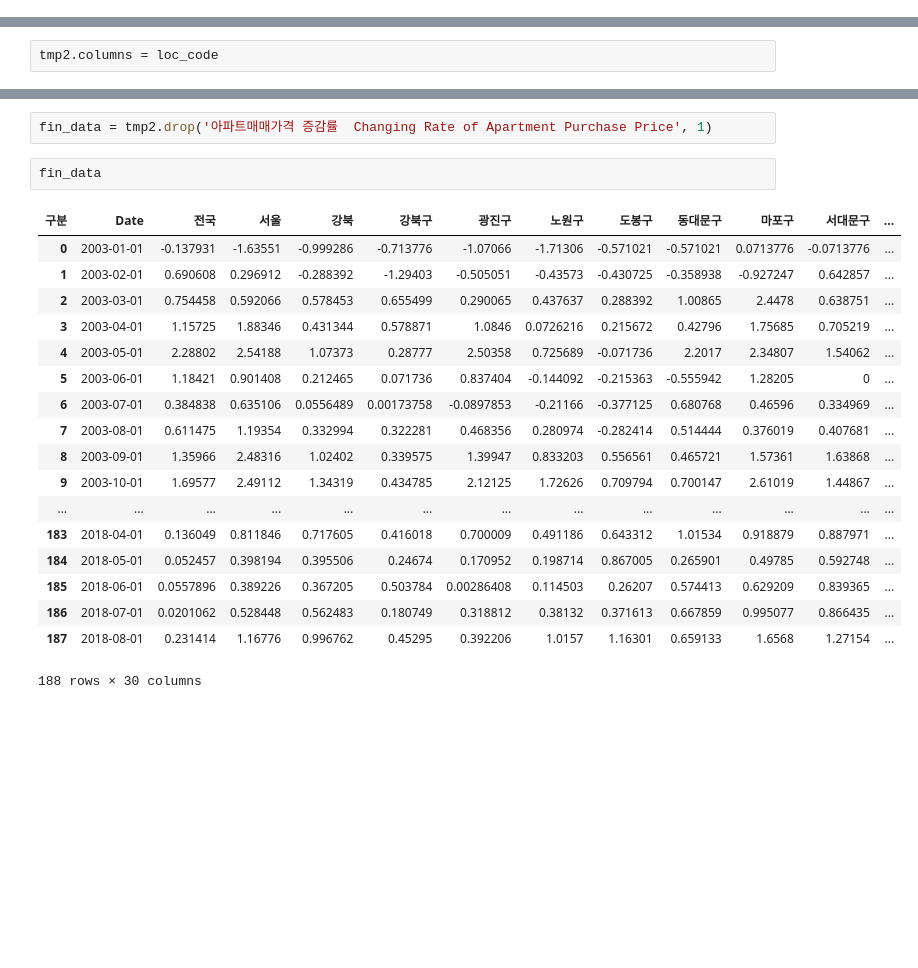
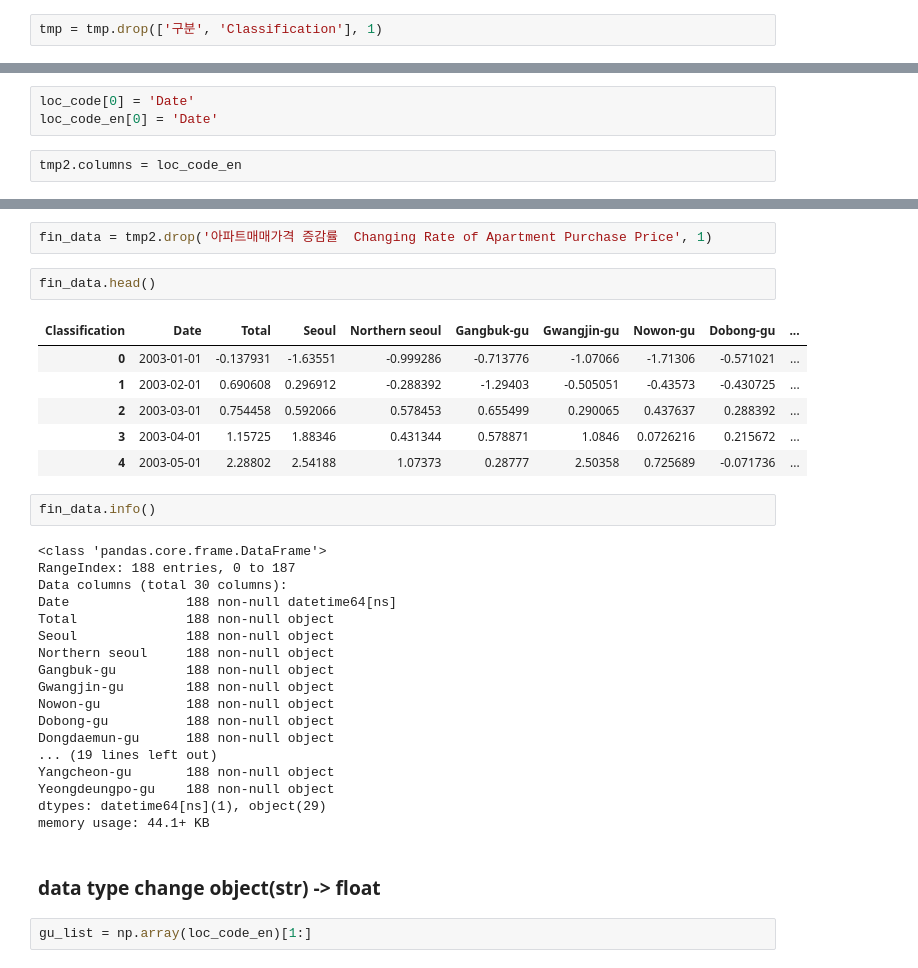
Before and after one commit to tax-k/KB_price_crawling, a Jupyter notebook: LSTM.ipynb, the cells around one changed output, grey strips where cells are left out. Cells and saved outputs as stored; diff of their text form; blank space fills up the shorter version.

```diff
--- a/LSTM.ipynb
+++ b/LSTM.ipynb
@@ -228,0 +221,2 @@ Name: 구분, dtype: object
+# %%
+tmp = tmp.drop(['구분', 'Classification'], 1)
@@ -261,5 +249,3 @@ loc_code[0] = 'Date'
-# %%
-tmp2.columns = loc_code
 # %%
 tmp2.head()
 # %% [output]
@@ -270,3 +256,8 @@ tmp2.head()
 | 2003.3 | 2003-03-01 | 0.754458 | 0.592066 | 0.578453 | 0.655499 | 0.290065 | 0.437637 | 0.288392 | 1.00865 | 2.4478 | ... |
 | 2003.4 | 2003-04-01 | 1.15725 | 1.88346 | 0.431344 | 0.578871 | 1.0846 | 0.0726216 | 0.215672 | 0.42796 | 1.75685 | ... |
 | 2003.5 | 2003-05-01 | 2.28802 | 2.54188 | 1.07373 | 0.28777 | 2.50358 | 0.725689 | -0.071736 | 2.2017 | 2.34807 | ... |
+# %%
+loc_code[0] = 'Date'
+loc_code_en[0] = 'Date'
+# %%
+tmp2.columns = loc_code_en
@@ -284,23 +287,35 @@ tmp2.head()
 # %%
 fin_data = tmp2.drop('아파트매매가격 증감률  Changing Rate of Apartment Purchase Price', 1)
 # %%
-fin_data
+fin_data.head()
 # %% [output]
-| 구분 | Date | 전국 | 서울 | 강북 | 강북구 | 광진구 | 노원구 | 도봉구 | 동대문구 | 마포구 | 서대문구 | ... |
-| 0 | 2003-01-01 | -0.137931 | -1.63551 | -0.999286 | -0.713776 | -1.07066 | -1.71306 | -0.571021 | -0.571021 | 0.0713776 | -0.0713776 | ... |
-| 1 | 2003-02-01 | 0.690608 | 0.296912 | -0.288392 | -1.29403 | -0.505051 | -0.43573 | -0.430725 | -0.358938 | -0.927247 | 0.642857 | ... |
-| 2 | 2003-03-01 | 0.754458 | 0.592066 | 0.578453 | 0.655499 | 0.290065 | 0.437637 | 0.288392 | 1.00865 | 2.4478 | 0.638751 | ... |
-| 3 | 2003-04-01 | 1.15725 | 1.88346 | 0.431344 | 0.578871 | 1.0846 | 0.0726216 | 0.215672 | 0.42796 | 1.75685 | 0.705219 | ... |
-| 4 | 2003-05-01 | 2.28802 | 2.54188 | 1.07373 | 0.28777 | 2.50358 | 0.725689 | -0.071736 | 2.2017 | 2.34807 | 1.54062 | ... |
-| 5 | 2003-06-01 | 1.18421 | 0.901408 | 0.212465 | 0.071736 | 0.837404 | -0.144092 | -0.215363 | -0.555942 | 1.28205 | 0 | ... |
-| 6 | 2003-07-01 | 0.384838 | 0.635106 | 0.0556489 | 0.00173758 | -0.0897853 | -0.21166 | -0.377125 | 0.680768 | 0.46596 | 0.334969 | ... |
-| 7 | 2003-08-01 | 0.611475 | 1.19354 | 0.332994 | 0.322281 | 0.468356 | 0.280974 | -0.282414 | 0.514444 | 0.376019 | 0.407681 | ... |
-| 8 | 2003-09-01 | 1.35966 | 2.48316 | 1.02402 | 0.339575 | 1.39947 | 0.833203 | 0.556561 | 0.465721 | 1.57361 | 1.63868 | ... |
-| 9 | 2003-10-01 | 1.69577 | 2.49112 | 1.34319 | 0.434785 | 2.12125 | 1.72626 | 0.709794 | 0.700147 | 2.61019 | 1.44867 | ... |
-| ... | ... | ... | ... | ... | ... | ... | ... | ... | ... | ... | ... | ... |
-| 183 | 2018-04-01 | 0.136049 | 0.811846 | 0.717605 | 0.416018 | 0.700009 | 0.491186 | 0.643312 | 1.01534 | 0.918879 | 0.887971 | ... |
-| 184 | 2018-05-01 | 0.052457 | 0.398194 | 0.395506 | 0.24674 | 0.170952 | 0.198714 | 0.867005 | 0.265901 | 0.49785 | 0.592748 | ... |
-| 185 | 2018-06-01 | 0.0557896 | 0.389226 | 0.367205 | 0.503784 | 0.00286408 | 0.114503 | 0.26207 | 0.574413 | 0.629209 | 0.839365 | ... |
-| 186 | 2018-07-01 | 0.0201062 | 0.528448 | 0.562483 | 0.180749 | 0.318812 | 0.38132 | 0.371613 | 0.667859 | 0.995077 | 0.866435 | ... |
-| 187 | 2018-08-01 | 0.231414 | 1.16776 | 0.996762 | 0.45295 | 0.392206 | 1.0157 | 1.16301 | 0.659133 | 1.6568 | 1.27154 | ... |
+| Classification | Date | Total | Seoul | Northern seoul | Gangbuk-gu | Gwangjin-gu | Nowon-gu | Dobong-gu | ... |
+| 0 | 2003-01-01 | -0.137931 | -1.63551 | -0.999286 | -0.713776 | -1.07066 | -1.71306 | -0.571021 | ... |
+| 1 | 2003-02-01 | 0.690608 | 0.296912 | -0.288392 | -1.29403 | -0.505051 | -0.43573 | -0.430725 | ... |
+| 2 | 2003-03-01 | 0.754458 | 0.592066 | 0.578453 | 0.655499 | 0.290065 | 0.437637 | 0.288392 | ... |
+| 3 | 2003-04-01 | 1.15725 | 1.88346 | 0.431344 | 0.578871 | 1.0846 | 0.0726216 | 0.215672 | ... |
+| 4 | 2003-05-01 | 2.28802 | 2.54188 | 1.07373 | 0.28777 | 2.50358 | 0.725689 | -0.071736 | ... |
-188 rows × 30 columns
+# %%
+fin_data.info()
+# %% [output]
+<class 'pandas.core.frame.DataFrame'>
+RangeIndex: 188 entries, 0 to 187
+Data columns (total 30 columns):
+Date               188 non-null datetime64[ns]
+Total              188 non-null object
+Seoul              188 non-null object
+Northern seoul     188 non-null object
+Gangbuk-gu         188 non-null object
+Gwangjin-gu        188 non-null object
+Nowon-gu           188 non-null object
+Dobong-gu          188 non-null object
+Dongdaemun-gu      188 non-null object
+... (19 lines left out)
+Yangcheon-gu       188 non-null object
+Yeongdeungpo-gu    188 non-null object
+dtypes: datetime64[ns](1), object(29)
+memory usage: 44.1+ KB
+# %% [markdown]
+### data type change object(str) -> float
+# %%
+gu_list = np.array(loc_code_en)[1:]
```
Also changed, not shown: parts of 42 cells of this notebook.
